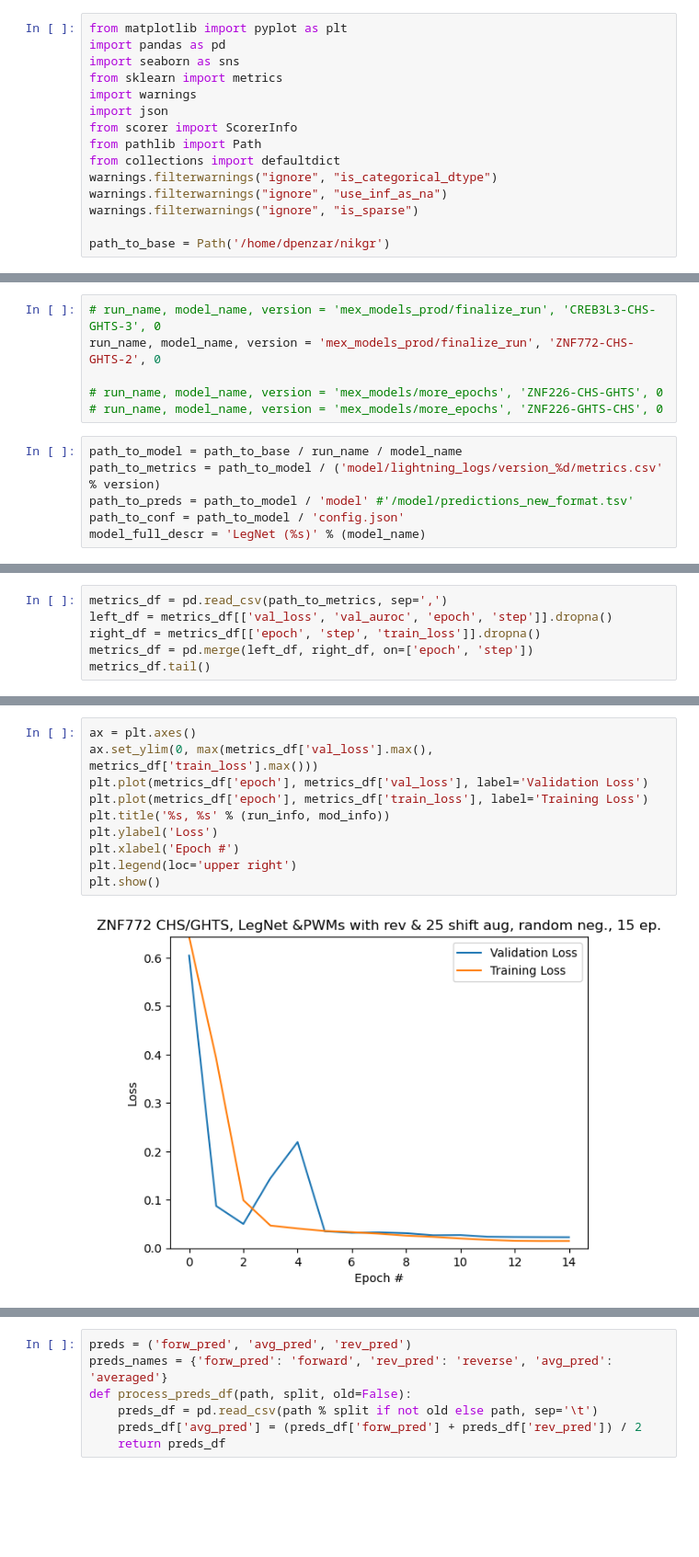
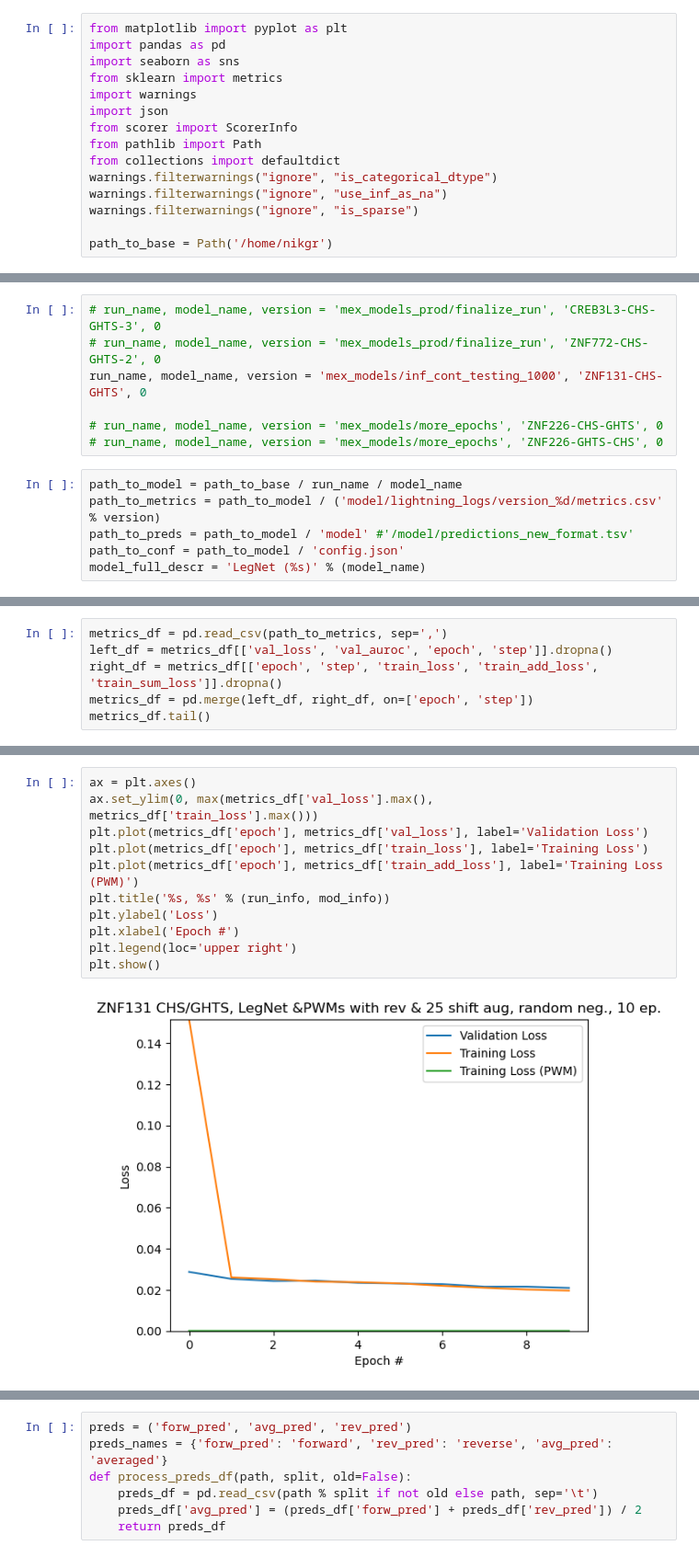
Before and after one commit to nikgr1/mex_legnet, a Jupyter notebook: visualization.ipynb, the cells around one changed output, grey strips where cells are left out. Shown: that part at 92% size. Cells and saved outputs as stored; diff of their text form; blank space fills up the shorter version.

```diff
--- a/visualization.ipynb
+++ b/visualization.ipynb
@@ -12,13 +12,14 @@ warnings.filterwarnings("ignore", "is_categorical_dtype")
 warnings.filterwarnings("ignore", "use_inf_as_na")
 warnings.filterwarnings("ignore", "is_sparse")
 
-path_to_base = Path('/home/dpenzar/nikgr')
+path_to_base = Path('/home/nikgr')
 # %%
 calcs = {'auROC': ScorerInfo("prroc_rocauc", "rocauc").make(),
          'auPRC': ScorerInfo("prroc_prauc", "prauc", params={"type": "integral"}).make()}
 # %%
 # run_name, model_name, version = 'mex_models_prod/finalize_run', 'CREB3L3-CHS-GHTS-3', 0
-run_name, model_name, version = 'mex_models_prod/finalize_run', 'ZNF772-CHS-GHTS-2', 0
+# run_name, model_name, version = 'mex_models_prod/finalize_run', 'ZNF772-CHS-GHTS-2', 0
+run_name, model_name, version = 'mex_models/inf_cont_testing_1000', 'ZNF131-CHS-GHTS', 0
 
 # run_name, model_name, version = 'mex_models/more_epochs', 'ZNF226-CHS-GHTS', 0
 # run_name, model_name, version = 'mex_models/more_epochs', 'ZNF226-GHTS-CHS', 0
@@ -69,7 +70,7 @@ ZNF772 CHS/GHTS
 # %%
 metrics_df = pd.read_csv(path_to_metrics, sep=',')
 left_df = metrics_df[['val_loss', 'val_auroc', 'epoch', 'step']].dropna()
-right_df = metrics_df[['epoch', 'step', 'train_loss']].dropna()
+right_df = metrics_df[['epoch', 'step', 'train_loss', 'train_add_loss', 'train_sum_loss']].dropna()
 metrics_df = pd.merge(left_df, right_df, on=['epoch', 'step'])
 metrics_df.tail()
 # %% [output]
@@ -82,15 +83,16 @@ metrics_df.tail()
 # %%
 ax = plt.axes()
 ax.set_ylim(0, max(metrics_df['val_loss'].max(), metrics_df['train_loss'].max()))
 plt.plot(metrics_df['epoch'], metrics_df['val_loss'], label='Validation Loss')
 plt.plot(metrics_df['epoch'], metrics_df['train_loss'], label='Training Loss')
+plt.plot(metrics_df['epoch'], metrics_df['train_add_loss'], label='Training Loss (PWM)')
 plt.title('%s, %s' % (run_info, mod_info))
 plt.ylabel('Loss')
 plt.xlabel('Epoch #')
 plt.legend(loc='upper right')
 plt.show()
 # %% [output]
-[figure, old version]
+[figure, new version]
 # %%
 ax = plt.axes()
 ax.set_ylim(metrics_df['val_auroc'].min(), 1)
```
Also changed, not shown: parts of 7 cells of this notebook, 2 other files.
